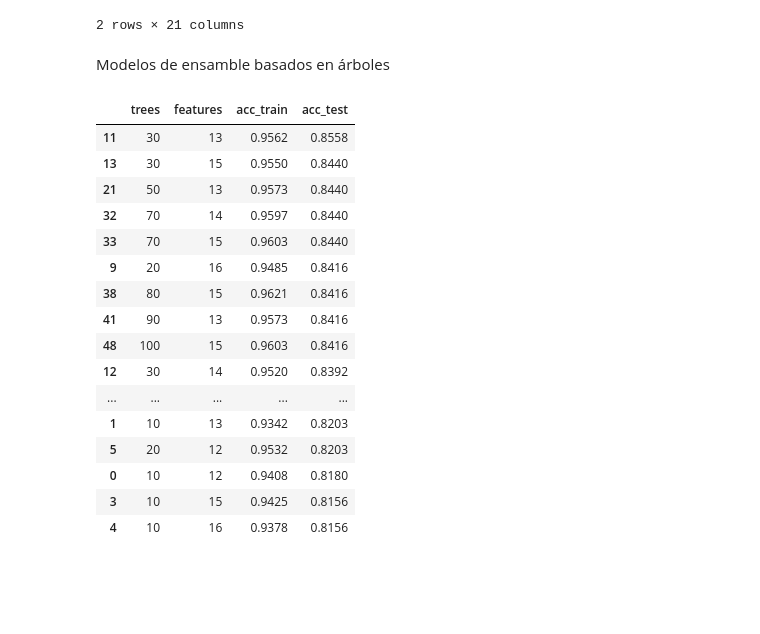
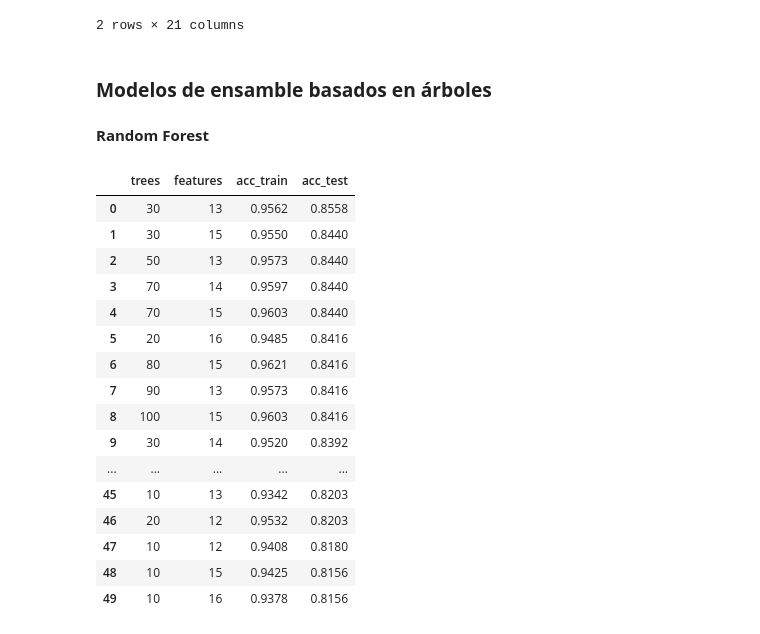
Before and after one commit to MilySierra/Estimation-of-Obesity-Levels-Model, a Jupyter notebook: estimation.ipynb, the cells around one changed output. Saved outputs shown, nothing was run; the diff lists cells and outputs as text; code cells hidden in the pictures; blank space fills up the shorter version.

```diff
--- a/estimation.ipynb
+++ b/estimation.ipynb
@@ -287,45 +287,47 @@ X_train.head(2)
 | 1627 | 0.5610 | 0.6410 | 0.9235 | 0.0000 | 0.4435 | 0.0000 | True | True | True | ... |
 2 rows × 21 columns
 # %% [markdown]
-Modelos de ensamble basados en árboles
+### **Modelos de ensamble basados en árboles**
+# %% [markdown]
+**Random Forest**
 # %%
 resultados = []
 for trees in range(10,101, 10):
     for features in range(12,17,1):
         modelo_rf = RandomForestClassifier(n_estimators=trees,criterion='entropy',max_features=features, min_samples_leaf=3, random_state=0)
         modelo_rf.fit(X_train, y_train)
 
         y_pred_rf = modelo_rf.predict(X_test)
         Yest = modelo_rf.predict(X_train)
 
-        acc_test  = accuracy_score(y_test, y_pred_rf)
-        acc_train = accuracy_score(y_train, Yest)
+        acc_test  = accuracy_score(y_test.ravel(), y_pred_rf)
+        acc_train = accuracy_score(y_train.ravel(), Yest)
 
         resultados.append({
             'trees': trees,
             'features': features,
             'acc_train': acc_train,
             'acc_test':  acc_test
         })
 
 df_resultados = pd.DataFrame(resultados)
-df_resultados.sort_values(['acc_test', 'trees'], ascending=[False, True])
+df_resultados.sort_values(['acc_test', 'trees'], ascending=[False, True]).reset_index(drop=True)
 # %% [output]
 |  | trees | features | acc_train | acc_test |
-| 11 | 30 | 13 | 0.9562 | 0.8558 |
-| 13 | 30 | 15 | 0.9550 | 0.8440 |
-| 21 | 50 | 13 | 0.9573 | 0.8440 |
-| 32 | 70 | 14 | 0.9597 | 0.8440 |
-| 33 | 70 | 15 | 0.9603 | 0.8440 |
-| 9 | 20 | 16 | 0.9485 | 0.8416 |
-| 38 | 80 | 15 | 0.9621 | 0.8416 |
-| 41 | 90 | 13 | 0.9573 | 0.8416 |
-| 48 | 100 | 15 | 0.9603 | 0.8416 |
-| 12 | 30 | 14 | 0.9520 | 0.8392 |
+| 0 | 30 | 13 | 0.9562 | 0.8558 |
+| 1 | 30 | 15 | 0.9550 | 0.8440 |
+| 2 | 50 | 13 | 0.9573 | 0.8440 |
+| 3 | 70 | 14 | 0.9597 | 0.8440 |
+| 4 | 70 | 15 | 0.9603 | 0.8440 |
+| 5 | 20 | 16 | 0.9485 | 0.8416 |
+| 6 | 80 | 15 | 0.9621 | 0.8416 |
+| 7 | 90 | 13 | 0.9573 | 0.8416 |
+| 8 | 100 | 15 | 0.9603 | 0.8416 |
+| 9 | 30 | 14 | 0.9520 | 0.8392 |
 | ... | ... | ... | ... | ... |
-| 1 | 10 | 13 | 0.9342 | 0.8203 |
-| 5 | 20 | 12 | 0.9532 | 0.8203 |
-| 0 | 10 | 12 | 0.9408 | 0.8180 |
-| 3 | 10 | 15 | 0.9425 | 0.8156 |
-| 4 | 10 | 16 | 0.9378 | 0.8156 |
+| 45 | 10 | 13 | 0.9342 | 0.8203 |
+| 46 | 20 | 12 | 0.9532 | 0.8203 |
+| 47 | 10 | 12 | 0.9408 | 0.8180 |
+| 48 | 10 | 15 | 0.9425 | 0.8156 |
+| 49 | 10 | 16 | 0.9378 | 0.8156 |
 # %%
```
Also changed, not shown: parts of 15 cells of this notebook.
